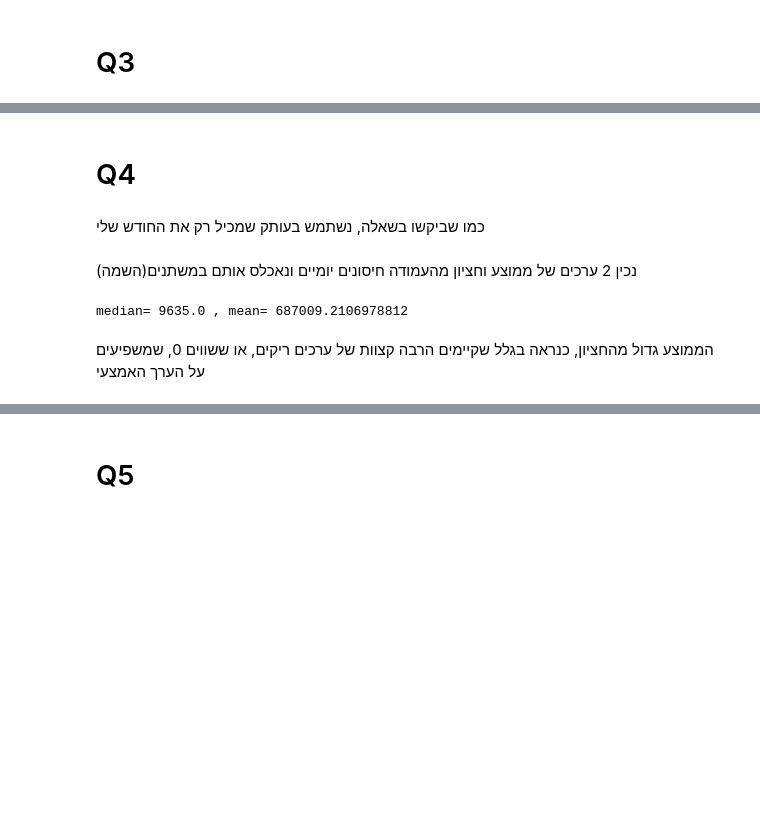
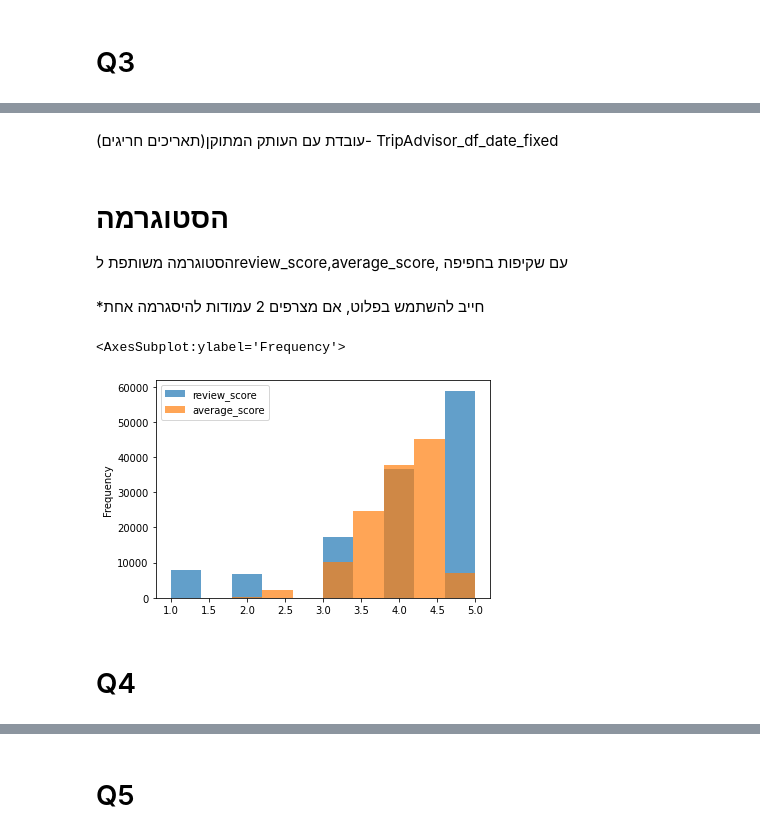
Before and after one commit to ShirMrg/HW, a Jupyter notebook: hw1.ipynb, the cells around one changed output, grey strips where cells are left out. Cells and saved outputs as stored; diff of their text form; code cells hidden in the pictures; blank space fills up the shorter version.

```diff
--- a/hw1.ipynb
+++ b/hw1.ipynb
@@ -126,14 +116,15 @@ vacc_df_6_countries.loc[vacc_df_6_countries['daily_vaccinations']==max_daily_vac
+# %% [markdown]
+עובדת עם העותק המתוקן(תאריכים חריגים)- TripAdvisor_df_date_fixed
+# %% [markdown]
+# הסטוגרמה
+הסטוגרמה משותפת לreview_score,average_score,
+עם שקיפות בחפיפה
+# %% [markdown]
+*חייב להשתמש בפלוט, אם מצרפים 2 עמודות להיסגרמה אחת
+# %%
+TripAdvisor_df_date_fixed[['review_score','average_score']].plot.hist(alpha=0.7 )
+# %% [output]
+<AxesSubplot:ylabel='Frequency'>
+[figure, added]
 # %% [markdown]
 # Q4
-# %% [markdown]
-כמו שביקשו בשאלה, נשתמש בעותק שמכיל רק את החודש שלי
-# %% [markdown]
-נכין 2 ערכים של ממוצע וחציון מהעמודה חיסונים יומיים ונאכלס אותם במשתנים(השמה)
-# %%
-daily_vaccinations_mean=vacc_df_6['daily_vaccinations'].mean()
-daily_vaccinations_median=vacc_df_6['daily_vaccinations'].median()
-print('median= '+ str(daily_vaccinations_median) + ' , mean= '+ str(daily_vaccinations_mean))
-# %% [output]
-median= 9635.0 , mean= 687009.2106978812
-# %% [markdown]
-הממוצע גדול מהחציון, כנראה בגלל שקיימים הרבה קצוות של ערכים ריקים, או ששווים 0, שמשפיעים על הערך האמצעי
```
Also changed, not shown: parts of 74 cells of this notebook.
